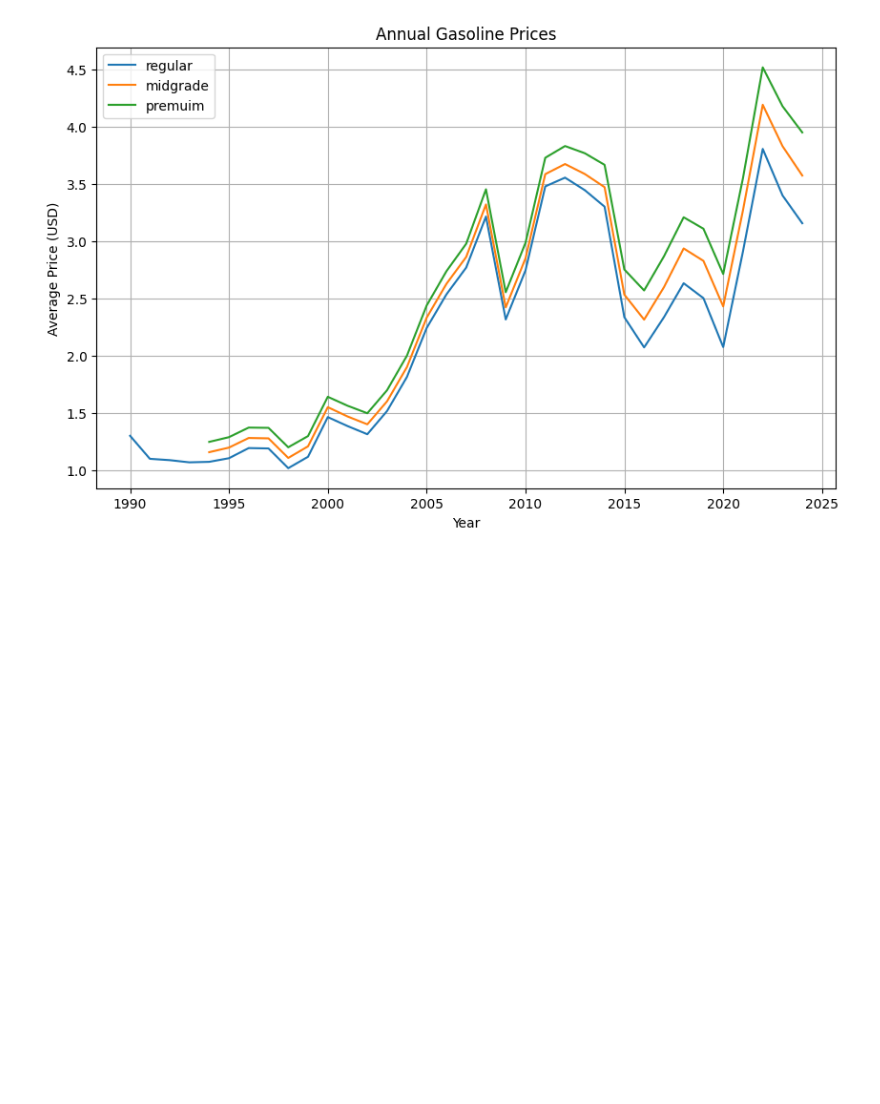
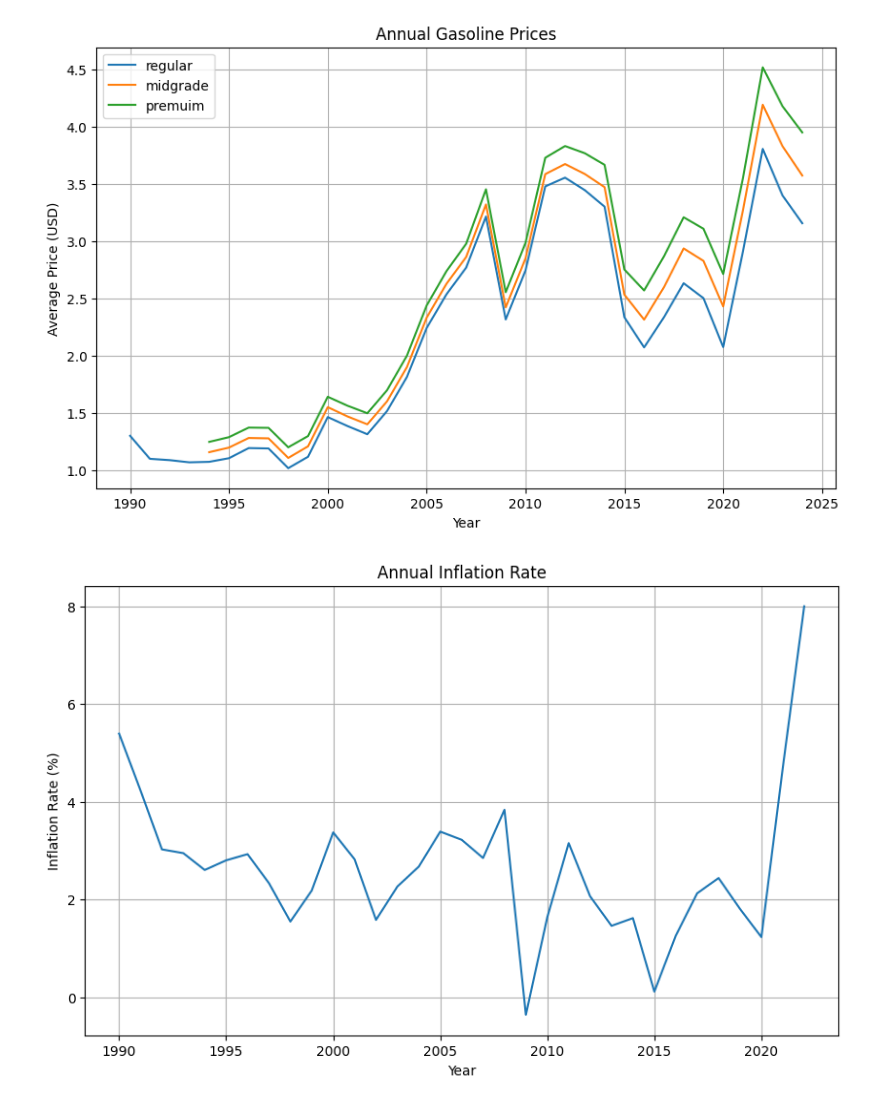
Before and after one commit to SatchelF/Data_Analysis_Project, a Jupyter notebook: inflations_impact_on_gas_prices.ipynb, the cells around one changed output. Cells and saved outputs as stored; diff of their text form; code cells hidden in the pictures; blank space fills up the shorter version.

Commit message:
added new data set and correlation of different gas grades

```diff
--- a/inflations_impact_on_gas_prices.ipynb
+++ b/inflations_impact_on_gas_prices.ipynb
@@ -70,3 +74,30 @@ plt.legend()
 plt.show()
 # %% [output]
 [figure]
+# %%
+import pandas as pd
+import matplotlib.pyplot as plt
+
+new_headers = ['Date', 'Inflation Rate']
+
+df_inflation = pd.read_csv("Data/Inflation_rate_in_US_yearly.csv")
+df_inflation.columns = new_headers
+df_inflation['Date'] = pd.to_datetime(df_inflation['Date'])
+df_inflation['Year'] = df_inflation['Date'].dt.year
+df_inflation = df_inflation[df_inflation['Year'] >= 1990]
+
+
+plt.figure(figsize=(10, 6))
+
+
+plt.title('Annual Inflation Rate')
+plt.xlabel('Year')
+plt.ylabel('Inflation Rate (%)')
+plt.grid(True)
+
+plt.plot(df_inflation["Year"], df_inflation["Inflation Rate"], )
+
+
+plt.show()
+# %% [output]
+[figure, added]
```
Also changed, not shown: parts of 4 cells of this notebook, 2 other files.
